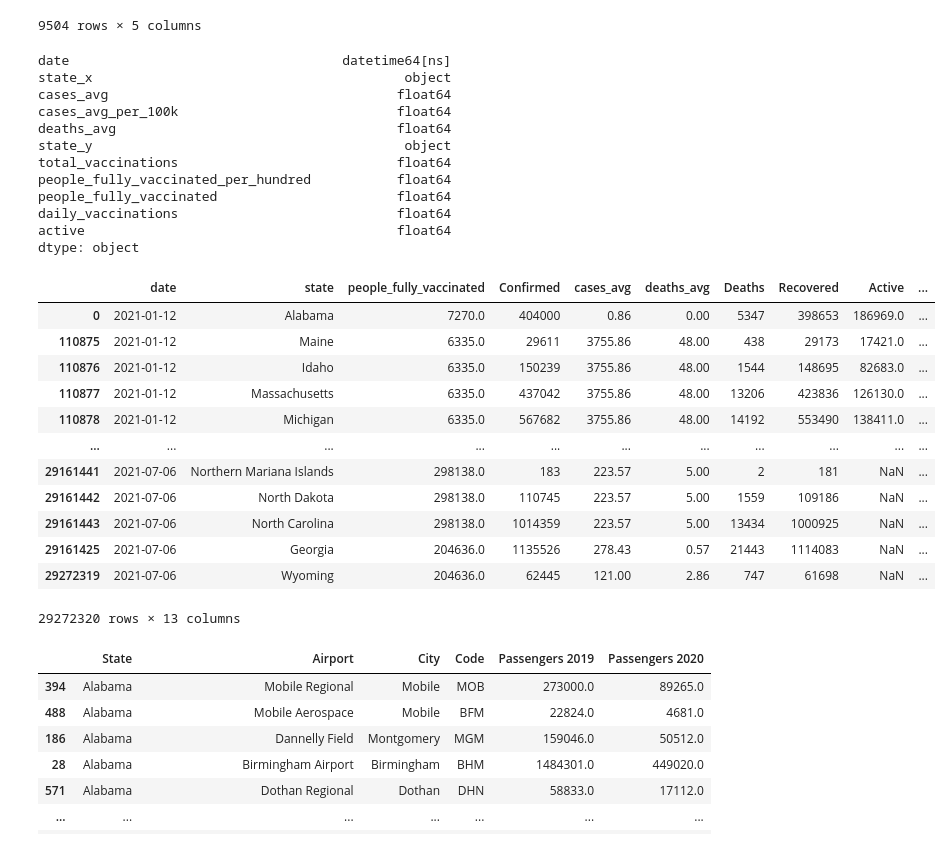
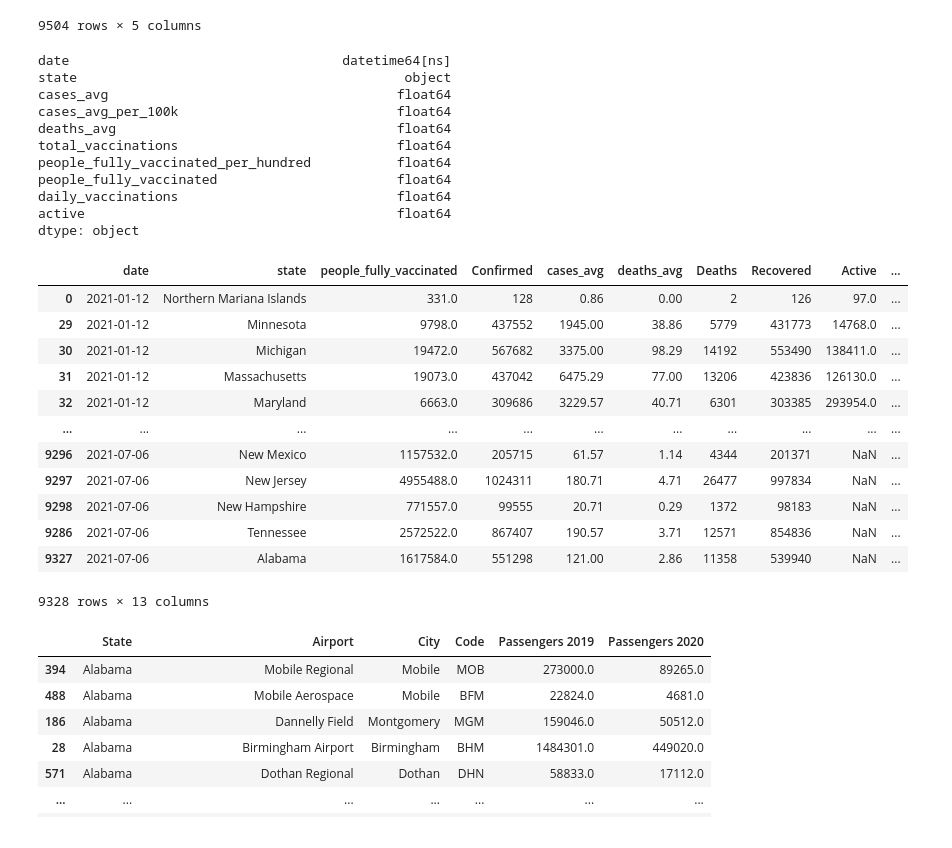
Before and after one commit to SchneiderAJ/B498proj, a Jupyter notebook: 6monDataFrame.ipynb, the cells around one changed output. Saved outputs shown, nothing was run; the diff lists cells and outputs as text; code cells hidden in the pictures.

Commit message:
fixed dataframe, now has correct vaccination data

```diff
--- a/6monDataFrame.ipynb
+++ b/6monDataFrame.ipynb
@@ -380,48 +385,49 @@ display(raN2)
 9504 rows × 5 columns
 # %%
 #Merging 2 Dataframes together
-twoD = pd.merge(raN2, xdf, on=['date'])
+twoD = pd.merge(raN2, xdf, on=['date', 'state'])
 twoD
 print(twoD.dtypes)
 twoD['date'] = pd.to_datetime(twoD['date'], format='%Y-%m-%d')
+
 #Merging the Created dataframe and the master data together
-tres = pd.merge(twoD, j_new, on='date')
+tres = pd.merge(twoD, j_new, on=['date', 'state'])
 
 tres = tres[['date','state', 'people_fully_vaccinated', 'Confirmed','cases_avg', 'deaths_avg','Deaths', 'Recovered',
             'Active', 'Incident_Rate', 'Case_Fatality_Ratio', 'daily_vaccinations','total_vaccinations']]
 
 #doing the math for recovered
 tres['Recovered'] = tres['Confirmed'] - tres['Deaths']
 
+
 #Displaying the new merged dataframe
 tres = tres.sort_values(by=['date'])
 tres
 # %% [output]
 date                                   datetime64[ns]
-state_x                                        object
+state                                          object
 cases_avg                                     float64
 cases_avg_per_100k                            float64
 deaths_avg                                    float64
-state_y                                        object
 total_vaccinations                            float64
 people_fully_vaccinated_per_hundred           float64
 people_fully_vaccinated                       float64
 daily_vaccinations                            float64
 active                                        float64
 dtype: object
 |  | date | state | people_fully_vaccinated | Confirmed | cases_avg | deaths_avg | Deaths | Recovered | Active | ... |
-| 0 | 2021-01-12 | Alabama | 7270.0 | 404000 | 0.86 | 0.00 | 5347 | 398653 | 186969.0 | ... |
-| 110875 | 2021-01-12 | Maine | 6335.0 | 29611 | 3755.86 | 48.00 | 438 | 29173 | 17421.0 | ... |
-| 110876 | 2021-01-12 | Idaho | 6335.0 | 150239 | 3755.86 | 48.00 | 1544 | 148695 | 82683.0 | ... |
-| 110877 | 2021-01-12 | Massachusetts | 6335.0 | 437042 | 3755.86 | 48.00 | 13206 | 423836 | 126130.0 | ... |
-| 110878 | 2021-01-12 | Michigan | 6335.0 | 567682 | 3755.86 | 48.00 | 14192 | 553490 | 138411.0 | ... |
+| 0 | 2021-01-12 | Northern Mariana Islands | 331.0 | 128 | 0.86 | 0.00 | 2 | 126 | 97.0 | ... |
+| 29 | 2021-01-12 | Minnesota | 9798.0 | 437552 | 1945.00 | 38.86 | 5779 | 431773 | 14768.0 | ... |
+| 30 | 2021-01-12 | Michigan | 19472.0 | 567682 | 3375.00 | 98.29 | 14192 | 553490 | 138411.0 | ... |
+| 31 | 2021-01-12 | Massachusetts | 19073.0 | 437042 | 6475.29 | 77.00 | 13206 | 423836 | 126130.0 | ... |
+| 32 | 2021-01-12 | Maryland | 6663.0 | 309686 | 3229.57 | 40.71 | 6301 | 303385 | 293954.0 | ... |
 | ... | ... | ... | ... | ... | ... | ... | ... | ... | ... | ... |
-| 29161441 | 2021-07-06 | Northern Mariana Islands | 298138.0 | 183 | 223.57 | 5.00 | 2 | 181 | NaN | ... |
-| 29161442 | 2021-07-06 | North Dakota | 298138.0 | 110745 | 223.57 | 5.00 | 1559 | 109186 | NaN | ... |
-| 29161443 | 2021-07-06 | North Carolina | 298138.0 | 1014359 | 223.57 | 5.00 | 13434 | 1000925 | NaN | ... |
-| 29161425 | 2021-07-06 | Georgia | 204636.0 | 1135526 | 278.43 | 0.57 | 21443 | 1114083 | NaN | ... |
-| 29272319 | 2021-07-06 | Wyoming | 204636.0 | 62445 | 121.00 | 2.86 | 747 | 61698 | NaN | ... |
+| 9296 | 2021-07-06 | New Mexico | 1157532.0 | 205715 | 61.57 | 1.14 | 4344 | 201371 | NaN | ... |
+| 9297 | 2021-07-06 | New Jersey | 4955488.0 | 1024311 | 180.71 | 4.71 | 26477 | 997834 | NaN | ... |
+| 9298 | 2021-07-06 | New Hampshire | 771557.0 | 99555 | 20.71 | 0.29 | 1372 | 98183 | NaN | ... |
+| 9286 | 2021-07-06 | Tennessee | 2572522.0 | 867407 | 190.57 | 3.71 | 12571 | 854836 | NaN | ... |
+| 9327 | 2021-07-06 | Alabama | 1617584.0 | 551298 | 121.00 | 2.86 | 11358 | 539940 | NaN | ... |
-29272320 rows × 13 columns
+9328 rows × 13 columns
 # %%
 # reading travel change data
 tch = pd.read_csv('TravelChangeData.csv')
```
Also changed, not shown: parts of 2 cells of this notebook.
